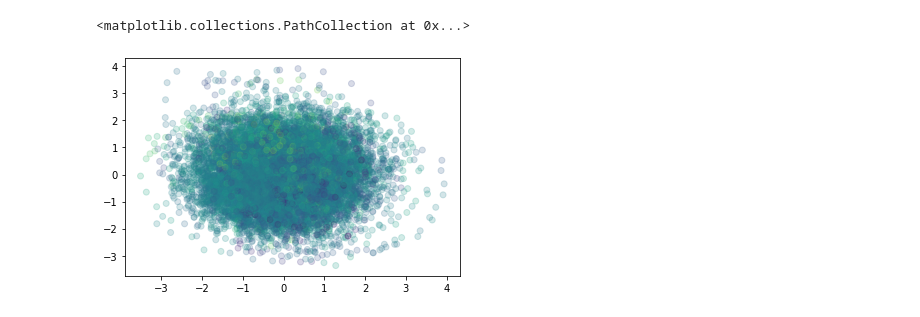
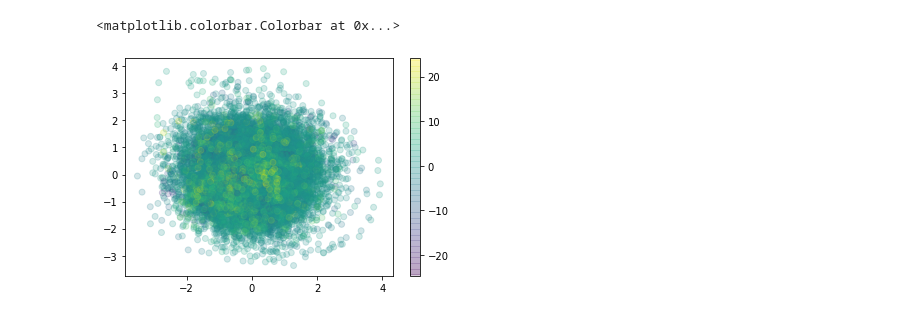
Before and after one commit to sgdecker/mjo, a Jupyter notebook: MJOAnalysis.ipynb, the cells around one changed output. Cells and saved outputs as stored; diff of their text form; code cells hidden in the pictures.

```diff
--- a/MJOAnalysis.ipynb
+++ b/MJOAnalysis.ipynb
@@ -27,0 +5,18 @@ for day in pd.date_range(first_day, last_day):
+# %%
+def get_data():
+    mjo_df = pd.read_pickle('mjo.pickle.xz')
+    deg_day_df = pd.read_pickle('deg_days5.pickle.xz')
+    df = mjo_df.join(deg_day_df, how='inner')
+
+    mjo_mask = df.columns.isin(['RMM1', 'RMM2'])
+    dd_mask = df.columns.isin(['cdd_anom', 'hdd_anom'])
+
+    # MJO is available two days prior
+    cols_to_shift = df.columns[mjo_mask]
+    df[cols_to_shift] = df[cols_to_shift].shift(2)
+
+    # Forecast is for 16-20 day period, so 17 days after today is center.
+    cols_to_shift = df.columns[dd_mask]
+    df[cols_to_shift] = df[cols_to_shift].shift(-17)
+
+    return df
@@ -28,5 +57,8 @@ for day in pd.date_range(first_day, last_day):
+# %%
+df = get_data()
 # %%
-plt.scatter(rmm1_vals, rmm2_vals, c=hdd_vals, alpha=0.2)
+plt.scatter(df['RMM1'], df['RMM2'], c=df['cdd_anom'], alpha=0.2)
+plt.colorbar()
 # %% [output]
-<matplotlib.collections.PathCollection at 0x...>
+<matplotlib.colorbar.Colorbar at 0x...>
-[figure, old version]
+[figure, new version]
```
Also changed, not shown: parts of 23 cells of this notebook, 1 other file.
